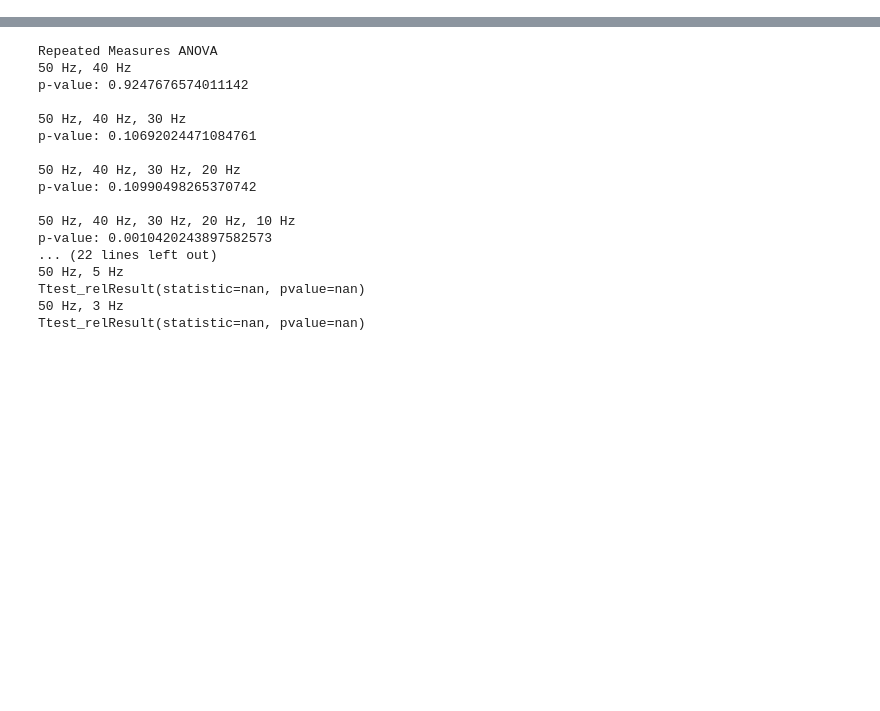
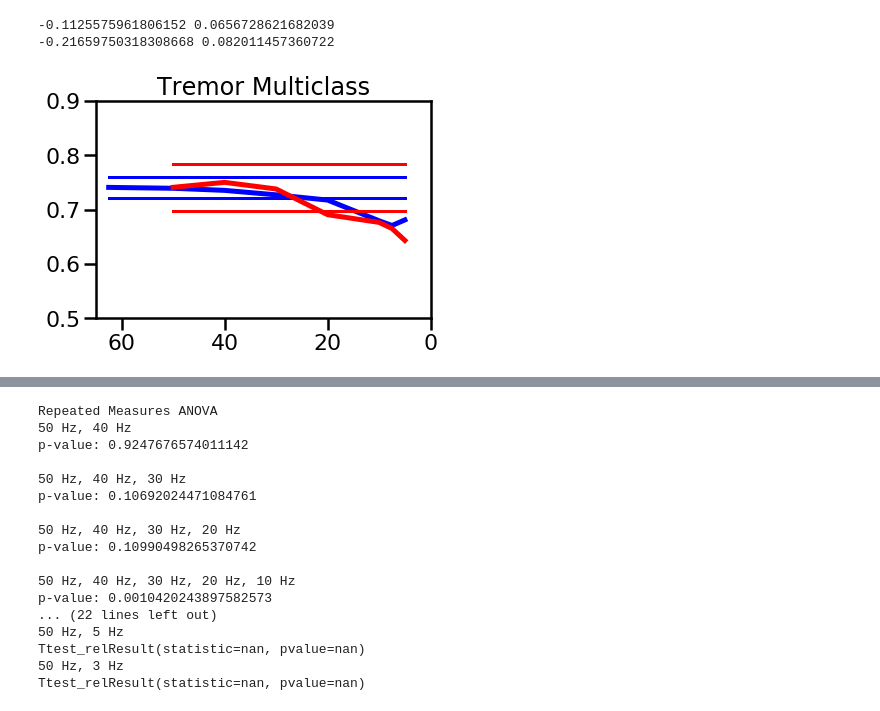
Before and after one commit to nshawen/CIS-PD-Optimization, a Jupyter notebook: Downsampling Analysis.ipynb, the cells around one changed output, grey strips where cells are left out. Cells and saved outputs as stored; diff of their text form; code cells hidden in the pictures; blank space fills up the shorter version.

```diff
--- a/Downsampling Analysis.ipynb
+++ b/Downsampling Analysis.ipynb
@@ -370,0 +498,11 @@ f.close()
+# %%
+ax = plotFrequencies('sensor','Tremor','Multiclass',c='b')
+plotFrequencies('watch','Tremor','Multiclass',c='r')
+plt.ylim([.5,.9])
+plt.xlim([65,0])
+plt.title('Tremor Multiclass')
+plt.savefig('C:\\Users\\nshawen\\Box\\CIS-PD Optimization\\Images\\Tremor_MulticlassDown.svg')
+# %% [output]
+-0.1125575961806152 0.0656728621682039
+-0.21659750318308668 0.082011457360722
+[figure, added]
```
Also changed, not shown: parts of 26 cells of this notebook.
